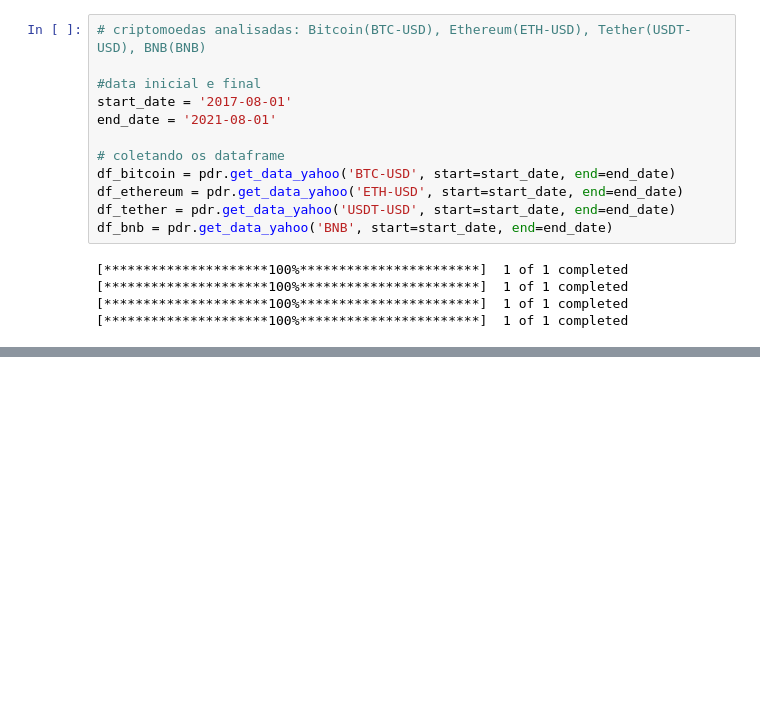
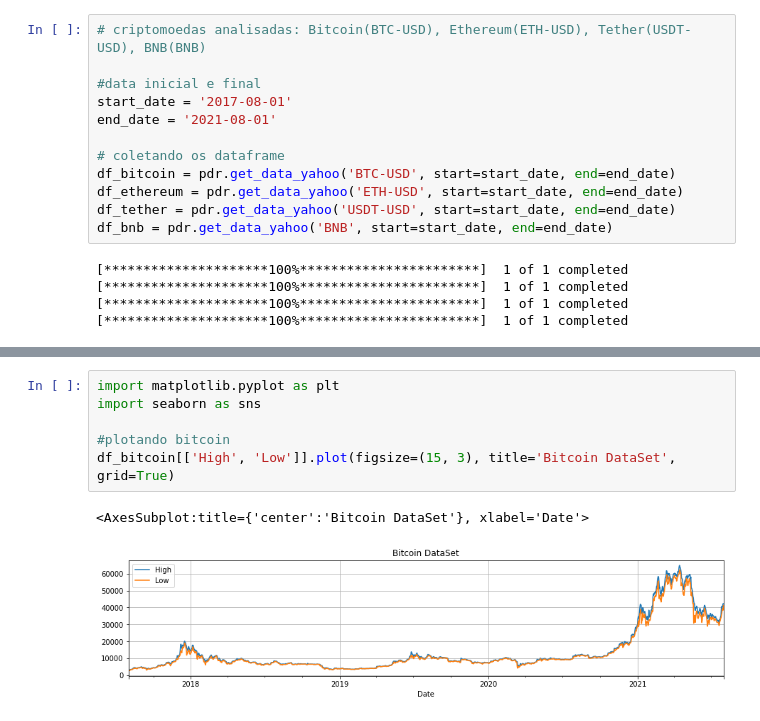
Before and after one commit to Jadeilson08/tcc-data-science, a Jupyter notebook: tcc.ipynb, the cells around one changed output, grey strips where cells are left out. Saved outputs shown, nothing was run; the diff lists cells and outputs as text; blank space fills up the shorter version.

```diff
--- a/tcc.ipynb
+++ b/tcc.ipynb
@@ -108,0 +118,9 @@ df_dolar.head()
+# %%
+import matplotlib.pyplot as plt
+import seaborn as sns
+
+#plotando bitcoin
+df_bitcoin[['High', 'Low']].plot(figsize=(15, 3), title='Bitcoin DataSet', grid=True)
+# %% [output]
+<AxesSubplot:title={'center':'Bitcoin DataSet'}, xlabel='Date'>
+[figure, added]
```
Also changed, not shown: parts of 11 cells of this notebook.
